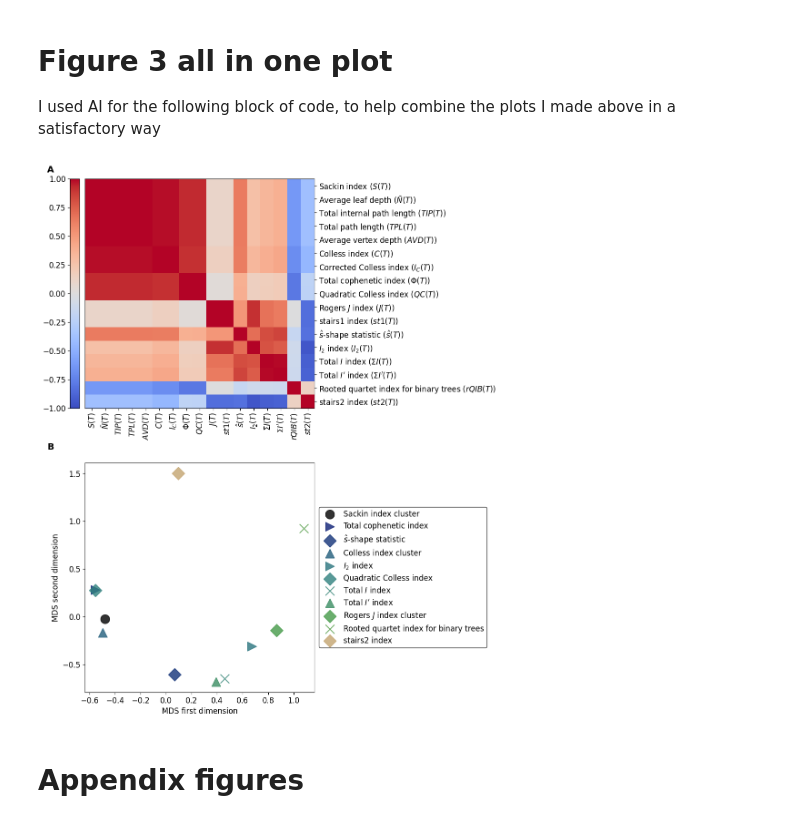
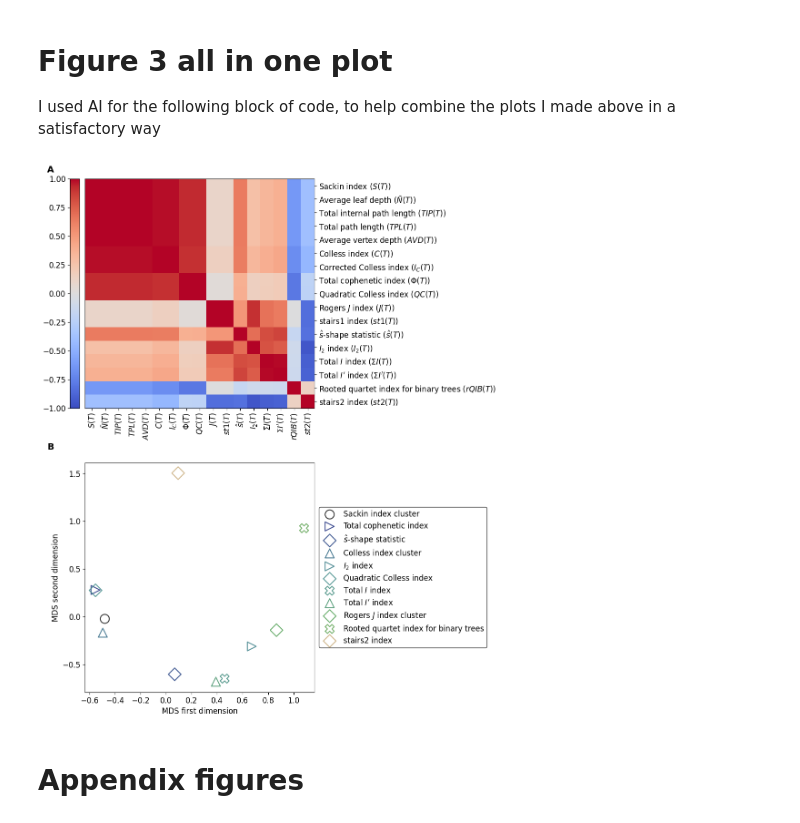
Before and after one commit to dbauman18/phylogenetic_basis_statistics, a Jupyter notebook: notebooks/plot_figures.ipynb, the cells around one changed output. Saved outputs shown, nothing was run; the diff lists cells and outputs as text; code cells hidden in the pictures.

```diff
--- a/notebooks/plot_figures.ipynb
+++ b/notebooks/plot_figures.ipynb
@@ -340,8 +340,8 @@ for index in indices:
 for i in range(len(coords)):
     params = plot_params(indices[i])
     plt.scatter(coords[i, 0], coords[i, 1], label = full_labels[i],
-                color = params['color'], alpha = 0.7,
-                marker = params['marker'],
+                color = params['color'],
+                marker = params['marker'], fc='none', linewidth=1.5,
                 s = 200)
 plt.xlabel("MDS first dimension", fontsize=12)
 plt.ylabel("MDS second dimension", fontsize=12)
@@ -389,8 +389,8 @@ for i in range(len(coords)):
     else:
         params = plot_params(index)
     plt.scatter(coords[i, 0], coords[i, 1], label = indices[i],
-                color = params['color'], alpha = 0.8,
-                marker = params['marker'],
+                color = params['color'],
+                marker = params['marker'],fc='none', linewidth=1.5,
                 s = 200)
 
 
@@ -518,7 +518,7 @@ for i in range(len(coords)):
         label=index,
         color=params["color"],
         alpha=0.8,
-        marker=params["marker"],
+        marker=params["marker"], fc='none', linewidth=1.5,
         s=200,
     )
 
@@ -535,35 +535,35 @@ ax1.legend(
     bbox_to_anchor=(1.02, 0.5),
     fontsize=12,
     edgecolor="black",
     borderaxespad=0
 )
 
 # ---------------------------------------------------------------------
 # Panel labels
 # ---------------------------------------------------------------------
 ax0.text(
     -0.15, 1.02, "A",
     transform=ax0.transAxes,
     fontsize=14,
     fontweight="bold",
     ha="center",
     va="bottom"
 )
 
 ax1.text(
     -0.15, 1.05, "B",
     transform=ax1.transAxes,
     fontsize=14,
     fontweight="bold",
     ha="center",
     va="bottom"
 )
 
 
-plt.savefig(os.path.join(parent_dir, 'plots', 'correlation_matrix_and_MDS_plot.png'), bbox_inches='tight', dpi=300)
+plt.savefig(os.path.join(parent_dir, 'plots', 'correlation_matrix_and_MDS_plot.png'), bbox_inches='tight', dpi=1000)
 plt.show()
 # %% [output]
-[figure, old version]
+[figure, new version]
 # %% [markdown]
 # Appendix figures
 # %%
```
Also changed, not shown: parts of 5 cells of this notebook, 10 other files.
